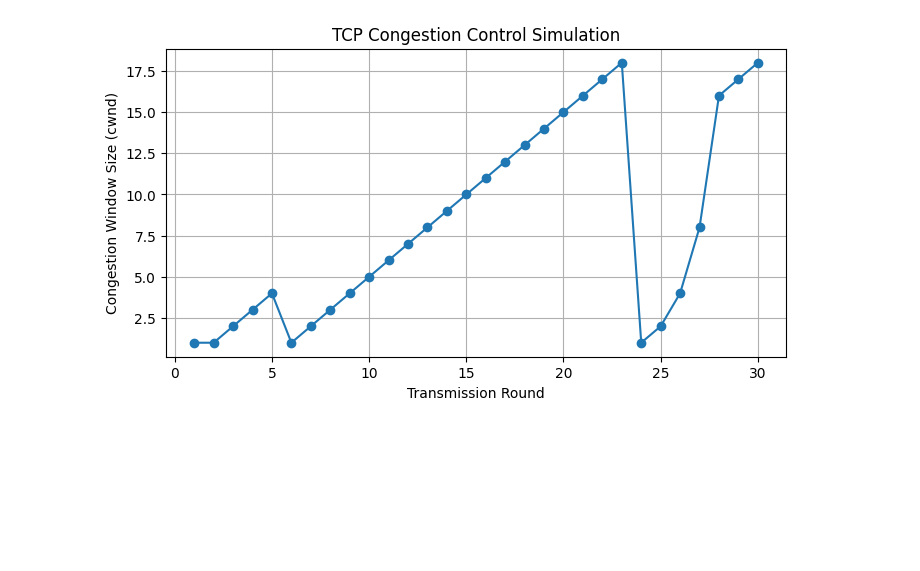
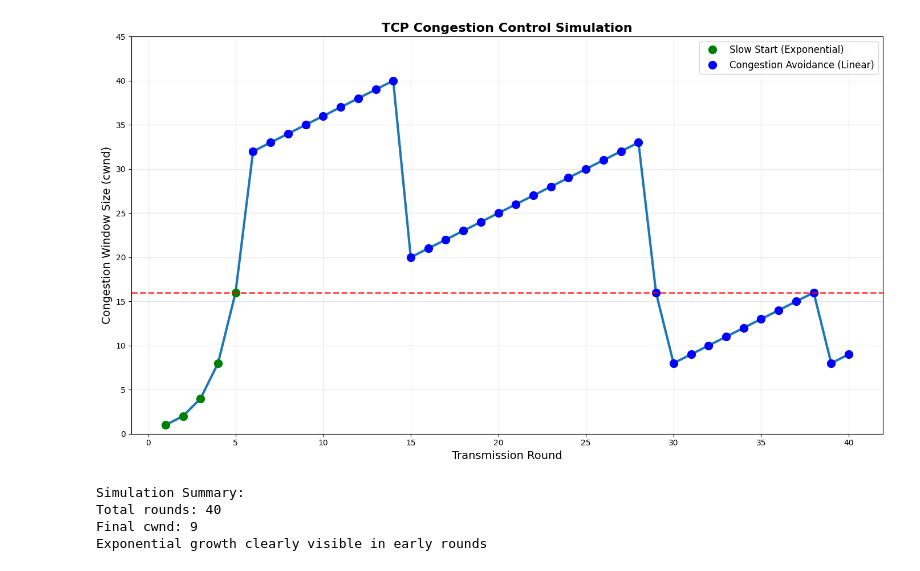
Before and after one commit to Anish-ai/Computer-network-lab, a Jupyter notebook: Lab5/congestion.ipynb, the cells around one changed output. Drawn from its saved outputs; the diff is of its cells as text; code cells hidden in the pictures; blank space fills up the shorter version.

```diff
--- a/Lab5/congestion.ipynb
+++ b/Lab5/congestion.ipynb
@@ -2,33 +2,64 @@
 import matplotlib.pyplot as plt
 import random
 
-rounds = 30
-ssthresh = 8
+random.seed(10)
+
+rounds = 40
+ssthresh = 32
 cwnd = 1
-loss_prob = 0.15
+loss_prob = 0.08
 cwnd_history = []
+phases = []
 
 for i in range(rounds):
     cwnd_history.append(cwnd)
-    print(f"Round {i+1}: cwnd = {cwnd}")
+    if cwnd < ssthresh:
+        phase = "Slow Start"
+    else:
+        phase = "Congestion Avoidance"
+    phases.append(phase)
+    print(f"Round {i+1}: cwnd = {cwnd}, ssthresh = {ssthresh}, Phase = {phase}")
 
     if random.random() < loss_prob:
-        print("Packet loss detected! Multiplicative decrease.")
+        print("  → Packet loss detected! Multiplicative decrease.")
         ssthresh = max(cwnd // 2, 1)
-        cwnd = 1
+        cwnd = max(cwnd // 2, 1)
+        print(f"  → New ssthresh = {ssthresh}, cwnd halved to {cwnd}")
         continue
 
     if cwnd < ssthresh:
         cwnd *= 2
+        print(f"  → Slow Start: cwnd doubled to {cwnd}")
     else:
         cwnd += 1
+        print(f"  → Congestion Avoidance: cwnd increased to {cwnd}")
 
-plt.figure(figsize=(8, 4))
-plt.plot(range(1, rounds + 1), cwnd_history, marker='o')
-plt.title("TCP Congestion Control Simulation")
-plt.xlabel("Transmission Round")
-plt.ylabel("Congestion Window Size (cwnd)")
-plt.grid(True)
-plt.savefig("cwnd_plot.png")
+plt.figure(figsize=(14, 8))
+plt.plot(range(1, rounds + 1), cwnd_history, marker='o', linewidth=3, markersize=8)
+plt.title("TCP Congestion Control Simulation", fontsize=16, fontweight='bold')
+plt.xlabel("Transmission Round", fontsize=14)
+plt.ylabel("Congestion Window Size (cwnd)", fontsize=14)
+plt.grid(True, alpha=0.3)
+
+slow_start_color = 'green'
+congestion_avoidance_color = 'blue'
+for i in range(len(phases)):
+    if phases[i] == "Slow Start":
+        plt.plot(i+1, cwnd_history[i], 'o', color=slow_start_color, markersize=10)
+    else:
+        plt.plot(i+1, cwnd_history[i], 'o', color=congestion_avoidance_color, markersize=10)
+
+plt.plot([], [], 'o', color=slow_start_color, label='Slow Start (Exponential)', markersize=10)
+plt.plot([], [], 'o', color=congestion_avoidance_color, label='Congestion Avoidance (Linear)', markersize=10)
+plt.legend(fontsize=12)
+plt.axhline(y=16, color='red', linestyle='--', alpha=0.7, linewidth=2)
+plt.ylim(0, max(cwnd_history) + 5)
+plt.tight_layout()
+plt.savefig("cwnd_plot.png", dpi=300, bbox_inches='tight')
 plt.show()
+
+print(f"\nSimulation Summary:")
+print(f"Total rounds: {rounds}")
+print(f"Final cwnd: {cwnd_history[-1]}")
+print(f"Exponential growth clearly visible in early rounds")
 # %% [output]
@@ -52 +83,5 @@ Round 30: cwnd = 18
-[figure, old version]
+[figure, new version]
+Simulation Summary:
+Total rounds: 40
+Final cwnd: 9
+Exponential growth clearly visible in early rounds
```
Also changed, not shown: parts of 1 cell of this notebook, 3 other files.
